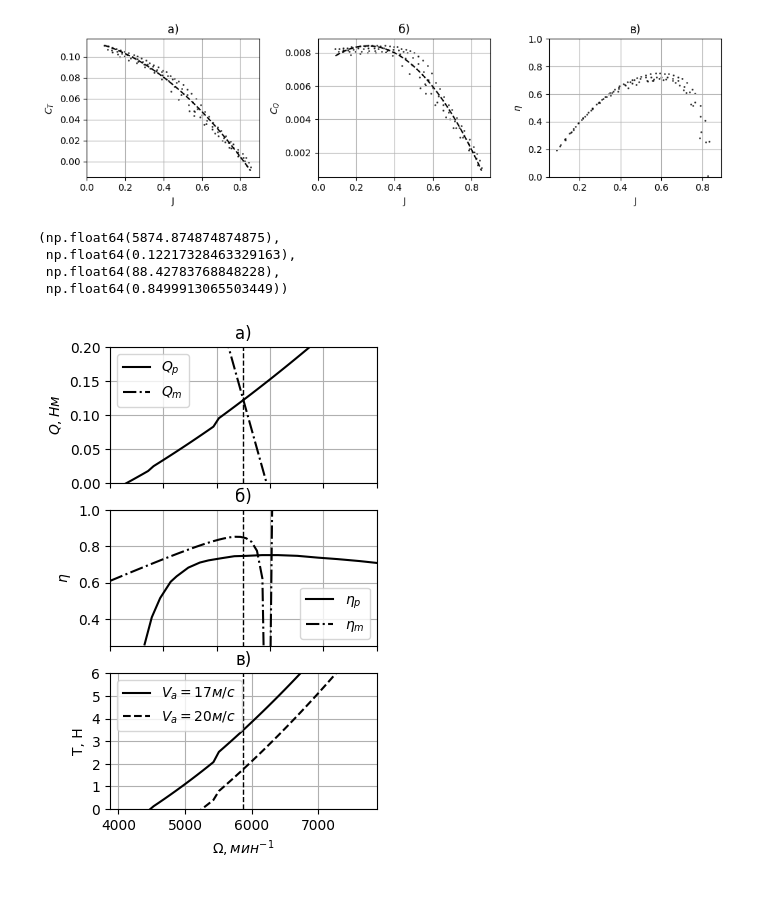
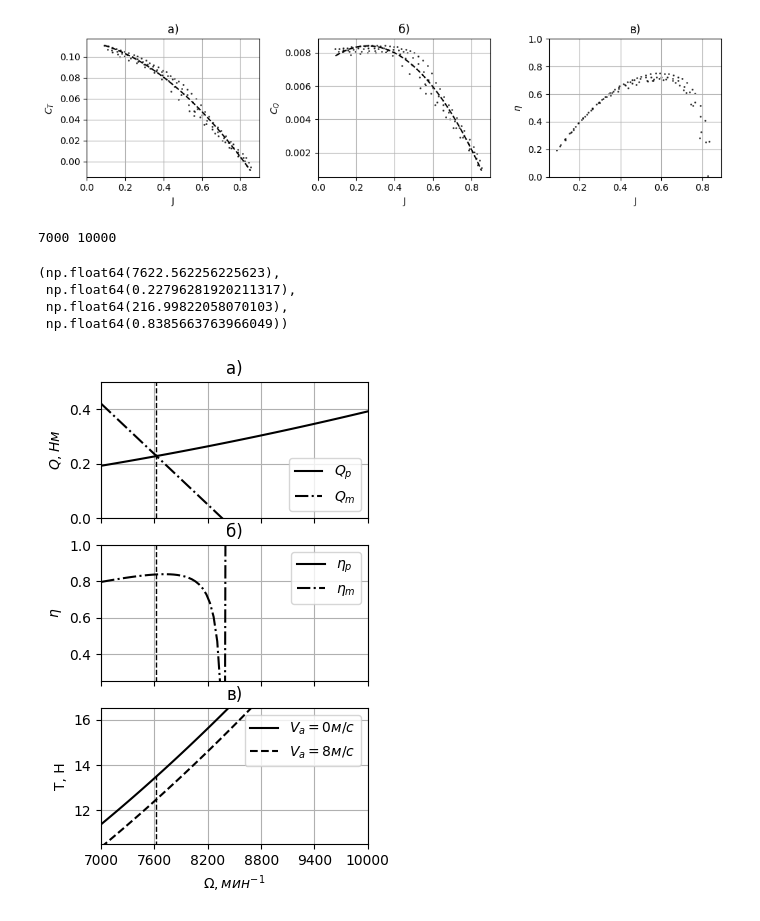
Before and after one commit to Suturin-Daniil/KB-102_SKAT_2025, a Jupyter notebook: СиловаяУстановка/Gefman1180/Gemfan1180.ipynb, the cells around one changed output. Drawn from its saved outputs; the diff is of its cells as text; code cells hidden in the pictures.

```diff
--- a/СиловаяУстановка/Gefman1180/Gemfan1180.ipynb
+++ b/СиловаяУстановка/Gefman1180/Gemfan1180.ipynb
@@ -8,7 +8,7 @@ import sympy as smp
 # %%
 D = 11 * 25.4 / 1000 # diameter in meters
 rho = 1.225 # air density
-Va = 17 # horizontal flight velocity
+Va = 18 # horizontal flight velocity
 DS = np.loadtxt('Static.txt', dtype=float, skiprows=1)
 Oms = DS[:, 0]
 cts = DS[:, 1]
@@ -57,10 +57,10 @@ eta = np.concatenate((eta, eta6), axis=0)
 # %% [markdown]
 ## Motor Data
 # %%
-MD = np.loadtxt('D:/Education/SKAT2025/KB-102_SKAT_2025/СиловаяУстановка/X2814.txt', dtype= float, skiprows=1)
-i0 = float(MD[0, 2])
-R = float(MD[0, 1])
-kv = MD[0,0] # RPM/volts
+MD = np.loadtxt('D:/Education/SKAT2025/KB-102_SKAT_2025/СиловаяУстановка/AT2820.txt', dtype= float, skiprows=1)
+i0 = float(MD[1, 2])
+R = float(MD[1, 1])
+kv = MD[1, 0] # RPM/volts
 kv = float(2*np.pi * kv /60 ) # Volts/(rad/sec)
 kq = float(1/kv)
 kv = kv**-1
@@ -148,7 +147,7 @@ def GetVoltage(Om, Va):
     return smp.solve(Qm-Qp, v)[v]
 
 def GetRPM(Va, target):
-    Omega = np.linspace(3000, 7000, 1000)
+    Omega = np.linspace(3000, 10000, 10000)
     for el in Omega:
         Th = GetThrust(np.array([el]), Va)
         if abs(Th - target) <= 0.01:
@@ -186,48 +185,58 @@ ax1[2].set_ylim(0, 1)
 # %%
 fig2, ax2 = plt.subplots(3,1, figsize=(87.4 /25.4, 6))
 ax2.ravel()
-
-RPM = GetRPM(Va, 3.5)
+Va = 0
+TargetThrust = 13.5
+RPM = GetRPM(Va, TargetThrust)
 Vin = float(GetVoltage(np.array([RPM]), Va))
 
-ax2[0].plot(np.linspace(RPM-2000, RPM+2000), GetTorque(np.linspace(RPM-2000, RPM+2000), Va), label = r'$Q_{p}$', color='black')
-ax2[0].plot(np.linspace(RPM-2000, RPM+2000), GetMTorque(np.linspace(RPM-2000, RPM+2000), Vin), '-.',label = r'$Q_{m}$', color='black')
+xl = int((RPM - 1500) // 1000) + 1
+xu = (RPM + 1500) // 1000
+xu = int(xl +  6 * 0.5)*1000
+xl *= 1000
+print(xl, xu)
+
+
+ax2[0].plot(np.linspace(xl, xu), GetTorque(np.linspace(xl, xu), Va), label = r'$Q_{p}$', color='black')
+ax2[0].plot(np.linspace(xl, xu), GetMTorque(np.linspace(xl, xu), Vin), '-.',label = r'$Q_{m}$', color='black')
 ax2[0].vlines(RPM, 0, 1, linestyle='--', color='black', linewidth=1)
-ax2[0].set_ylim(0, 0.2)
+ax2[0].set_ylim(0, 0.5)
 ax2[0].set_ylabel(r'$Q, Нм$')
-ax2[0].set_xticks(ticks = np.linspace(RPM-2000, RPM+2000, 6), labels = [' ', ' ', ' ', ' ', ' ', ' '], color='w')
-ax2[0].set_xlim(RPM-2000, RPM+2000)
+ax2[0].set_xticks(ticks = np.linspace(xl, xu, 6), labels = [' ', ' ', ' ', ' ', ' ', ' '], color='w')
+ax2[0].set_xlim(xl, xu)
 ax2[0].grid('Major')
 ax2[0].legend()
 ax2[0].set_title('a)')
 
 ax2[1].plot(GetOmega(J6, Va), eta6, label = r'$\eta_{p}$', color='black')
 ax2[1].vlines(RPM, 0, 1, linestyle='--', color='black', linewidth=1)
-ax2[1].plot(np.linspace(RPM-2000, RPM+2000), GetMEff(np.linspace(RPM-2000, RPM+2000), Vin), '-.',label = r'$\eta_{m}$', color='black')
+ax2[1].plot(np.linspace(xl, xu-1000), GetMEff(np.linspace(xl, xu-1000), Vin), '-.',label = r'$\eta_{m}$', color='black')
 ax2[1].set_ylim(0.25, 1)
-ax2[1].set_xlim(RPM-2000, RPM+2000)
+ax2[1].set_xlim(xl, xu)
 ax2[1].set_ylabel(r'$\eta$')
-ax2[1].set_xticks(ticks = np.linspace(RPM-2000, RPM+2000, 6), labels = [' ', ' ', ' ', ' ', ' ', ' '], color='w')
+ax2[1].set_xticks(ticks = np.linspace(xl, xu, 6), labels = [' ', ' ', ' ', ' ', ' ', ' '], color='w')
 ax2[1].grid('Major')
 ax2[1].legend()
 ax2[1].set_title('б)')
 
-ax2[2].plot(np.linspace(RPM-2000, RPM+2000), GetThrust(np.linspace(RPM-2000, RPM+2000), Va), color='black', label=r'$V_a = 17 м/с$')
-ax2[2].plot(np.linspace(RPM-2000, RPM+2000), GetThrust(np.linspace(RPM-2000, RPM+2000), 20), '--', color='black', label=r'$V_a = 20 м/с$')
-ax2[2].vlines(RPM, 0, 10, linestyle='--', color='black', linewidth=1)
-ax2[2].set_ylim(0, 6)
-ax2[2].set_xlim(RPM-2000, RPM+2000)
+ax2[2].plot(np.linspace(xl, xu), GetThrust(np.linspace(xl, xu), Va), color='black', label=r'$V_a = {} м/с$'.format(Va))
+ax2[2].plot(np.linspace(xl, xu), GetThrust(np.linspace(xl, xu), 8), '--', color='black', label=r'$V_a = 8 м/с$')
+ax2[2].vlines(RPM, 0, TargetThrust, linestyle='--', color='black', linewidth=1)
+ax2[2].set_ylim(TargetThrust - 3, TargetThrust + 3)
+ax2[2].set_xlim(xl, xu)
 ax2[2].set_ylabel('T, Н')
-ax2[2].set_yticks(ticks = [0, 1, 2, 3, 4, 5, 6], labels = ['0', '1','2','3','4','5','6'])
+# ax2[2].set_yticks(ticks = [0, 1, 2, 3, 4, 5, 6], labels = ['0', '1','2','3','4','5','6'])
+ax2[2].set_xticks(ticks = np.linspace(xl, xu, 6), labels = [str(xl + i*600) for i in range(6)])
 ax2[2].grid('Major')
 ax2[2].set_xlabel(r'$\Omega, мин^{-1}$')
 ax2[2].set_title('в)')
 ax2[2].legend()
 # plt.savefig('MotorMatching.png', dpi=300, bbox_inches='tight', pad_inches = 0)
 RPM, GetMTorque(RPM, Vin), GetMPower(Vin, RPM), GetMEff(RPM, Vin)
 # %% [output]
-(np.float64(5874.874874874875),
- np.float64(0.12217328463329163),
- np.float64(88.42783768848228),
- np.float64(0.8499913065503449))
+7000 10000
+(np.float64(7622.562256225623),
+ np.float64(0.22796281920211317),
+ np.float64(216.99822058070103),
+ np.float64(0.8385663763966049))
-[figure, old version]
+[figure, new version]
```
Also changed, not shown: parts of 1 cell of this notebook, 11 other files.
